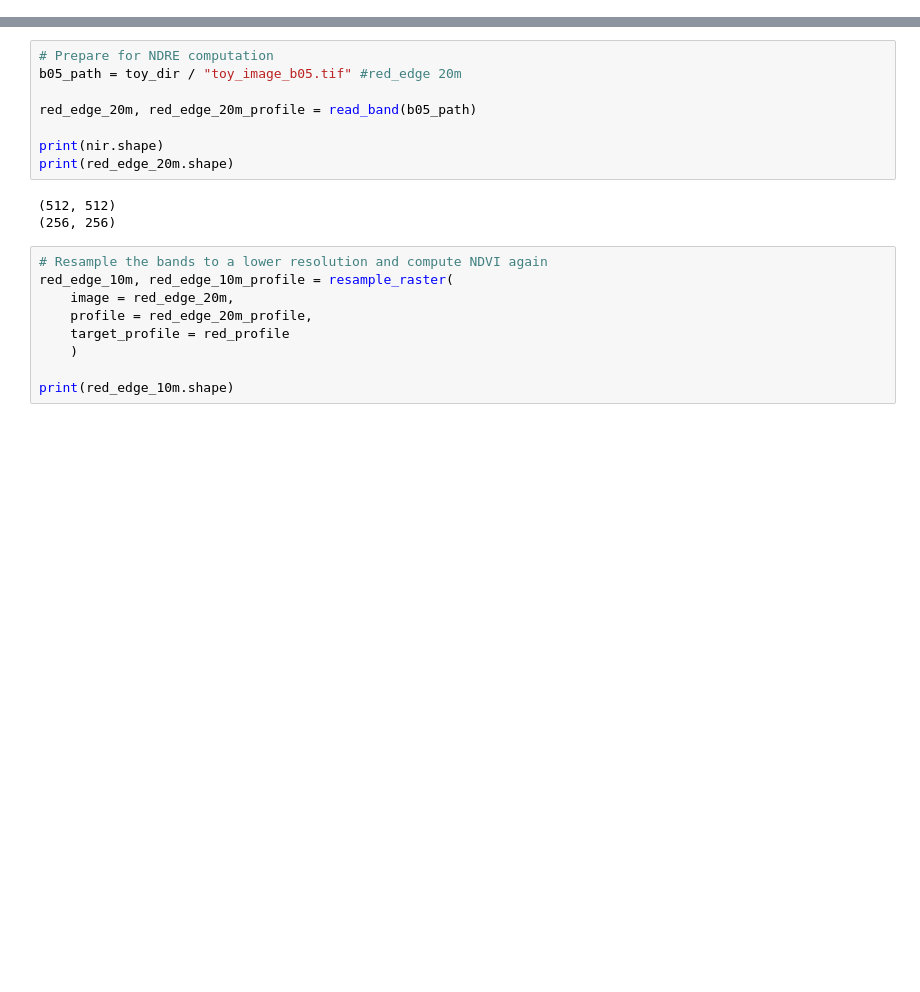
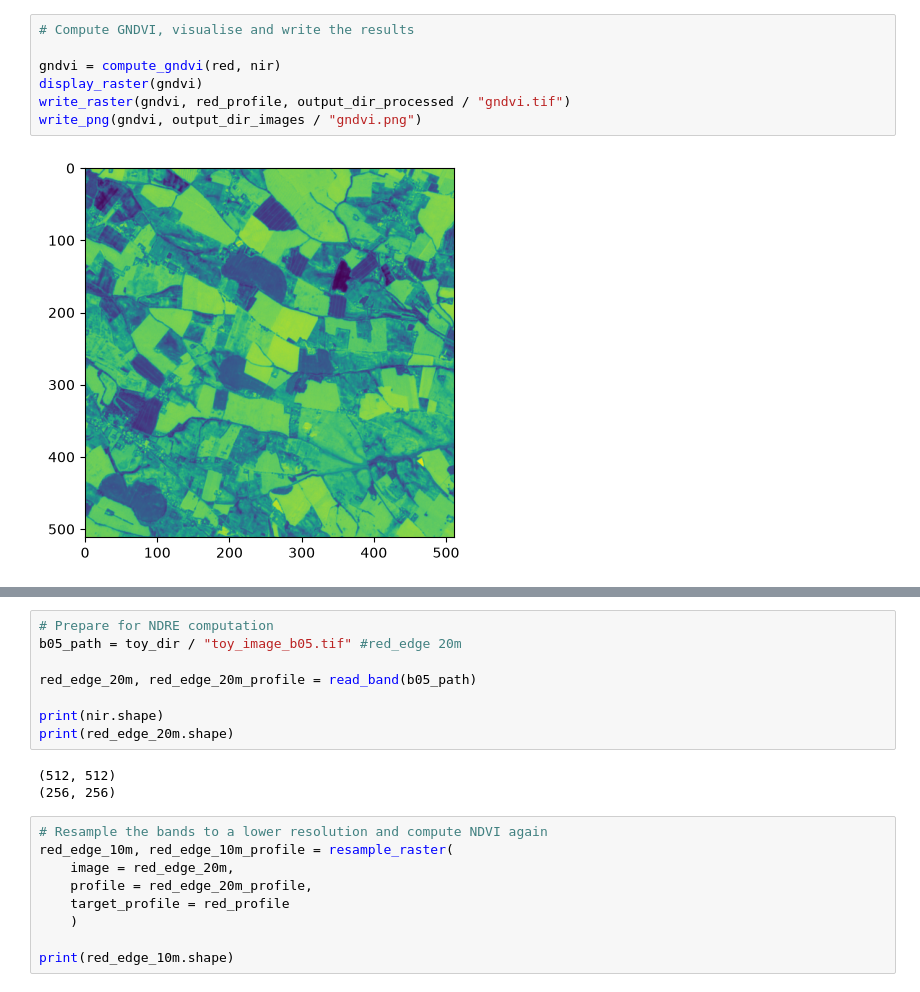
Before and after one commit to Aurelien-Peter/OpenCropPhenotyping, a Jupyter notebook: notebooks/02_compute_indices.ipynb, the cells around one changed output, grey strips where cells are left out. Cells and saved outputs as stored; diff of their text form; blank space fills up the shorter version.

Commit message:
Perform SAVI and GNDVI computation on toy dataset

```diff
--- a/notebooks/02_compute_indices.ipynb
+++ b/notebooks/02_compute_indices.ipynb
@@ -63,0 +75,9 @@ write_png(ndvi, output_dir_images / "ndvi.png")
+# %%
+# Compute GNDVI, visualise and write the results
+
+gndvi = compute_gndvi(red, nir)
+display_raster(gndvi)
+write_raster(gndvi, red_profile, output_dir_processed / "gndvi.tif")
+write_png(gndvi, output_dir_images / "gndvi.png")
+# %% [output]
+[figure, added]
```
Also changed, not shown: parts of 8 cells of this notebook.
